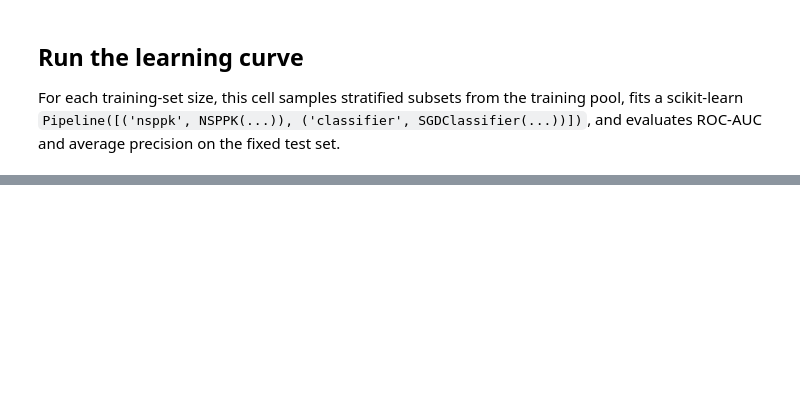
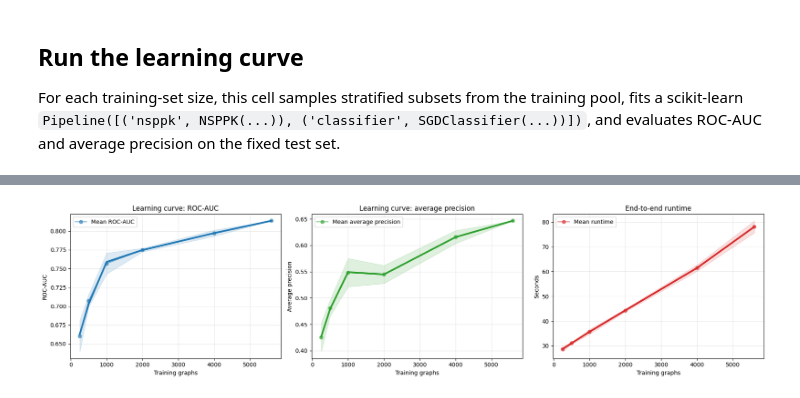
Before and after one commit to Xfcosta/NSPPK, a Jupyter notebook: notebooks/Molecular Graph Learning Curve.ipynb, the cells around one changed output, grey strips where cells are left out. Cells and saved outputs as stored; diff of their text form; code cells hidden in the pictures; blank space fills up the shorter version.

```diff
--- a/notebooks/Molecular Graph Learning Curve.ipynb
+++ b/notebooks/Molecular Graph Learning Curve.ipynb
@@ -55,9 +55,9 @@ graphs = loader.load_from(
     limit=LIMIT,
     random_state=RANDOM_STATE,
     balance=BALANCE_DATASET,
-    label_extractor=lambda graph: int(graph.graph['name']),
+    label_extractor=lambda graph: int(graph.graph['HIV_active']),
 )
-labels = np.asarray([int(graph.graph['name']) for graph in graphs])
+labels = np.asarray([int(graph.graph['HIV_active']) for graph in graphs])
 
 original_dataset_size = len(loader.load_from(DATASET_URL, 'smiles'))
 print('original loaded molecules:', original_dataset_size)
@@ -174,58 +210,53 @@ results_df
 # %%
 fig, axes = plt.subplots(1, 3, figsize=(18, 4.5))
-
+frac = 0.8  # Local quadratic LOESS span; adjust between 0 and 1 for more or less smoothing.
 x = results_df['train_size'].to_numpy()
 
-roc_line, = axes[0].plot(x, results_df['mean_roc_auc'], marker='o', alpha=0.6, label='Mean ROC-AUC')
-axes[0].fill_between(
+plot_series_with_band_loess(
+    axes[0],
     x,
-    results_df['mean_roc_auc'] - results_df['std_roc_auc'],
-    results_df['mean_roc_auc'] + results_df['std_roc_auc'],
-    color=roc_line.get_color(),
-    alpha=0.15,
-    label='Std. dev.',
+    results_df['mean_roc_auc'],
+    y_std=results_df['std_roc_auc'],
+    frac=frac,
+    label='Mean ROC-AUC',
 )
-roc_loess = lowess(results_df['mean_roc_auc'], x, frac=0.6, return_sorted=True)
-axes[0].plot(roc_loess[:, 0], roc_loess[:, 1], color=roc_line.get_color(), linewidth=3, label='ROC-AUC LOESS')
 axes[0].set_xlabel('Training graphs')
 axes[0].set_ylabel('ROC-AUC')
 axes[0].set_title('Learning curve: ROC-AUC')
 axes[0].grid(True, alpha=0.3)
 axes[0].legend()
 
-ap_line, = axes[1].plot(x, results_df['mean_avg_precision'], marker='o', alpha=0.6, color='tab:green', label='Mean average precision')
-axes[1].fill_between(
+plot_series_with_band_loess(
+    axes[1],
     x,
-    results_df['mean_avg_precision'] - results_df['std_avg_precision'],
-    results_df['mean_avg_precision'] + results_df['std_avg_precision'],
-    color=ap_line.get_color(),
-    alpha=0.15,
-    label='Std. dev.',
+    results_df['mean_avg_precision'],
+    y_std=results_df['std_avg_precision'],
+    frac=frac,
+    color='tab:green',
+    label='Mean average precision',
 )
-ap_loess = lowess(results_df['mean_avg_precision'], x, frac=0.6, return_sorted=True)
-axes[1].plot(ap_loess[:, 0], ap_loess[:, 1], color=ap_line.get_color(), linewidth=3, label='Average precision LOESS')
 axes[1].set_xlabel('Training graphs')
 axes[1].set_ylabel('Average precision')
 axes[1].set_title('Learning curve: average precision')
 axes[1].grid(True, alpha=0.3)
 axes[1].legend()
 
-rt_line, = axes[2].plot(x, results_df['mean_runtime_sec'], marker='o', alpha=0.6, color='tab:red', label='Mean runtime')
-axes[2].fill_between(
+plot_series_with_band_loess(
+    axes[2],
     x,
-    results_df['mean_runtime_sec'] - results_df['std_runtime_sec'],
-    results_df['mean_runtime_sec'] + results_df['std_runtime_sec'],
-    color=rt_line.get_color(),
-    alpha=0.15,
-    label='Std. dev.',
+    results_df['mean_runtime_sec'],
+    y_std=results_df['std_runtime_sec'],
+    frac=frac,
+    color='tab:red',
+    label='Mean runtime',
 )
-rt_loess = lowess(results_df['mean_runtime_sec'], x, frac=0.6, return_sorted=True)
-axes[2].plot(rt_loess[:, 0], rt_loess[:, 1], color=rt_line.get_color(), linewidth=3, label='Runtime LOESS')
 axes[2].set_xlabel('Training graphs')
 axes[2].set_ylabel('Seconds')
 axes[2].set_title('End-to-end runtime')
 axes[2].grid(True, alpha=0.3)
 axes[2].legend()
 
 plt.tight_layout()
 plt.show()
+# %% [output]
+[figure, added]
```
Also changed, not shown: parts of 4 cells of this notebook, 8 other files.
